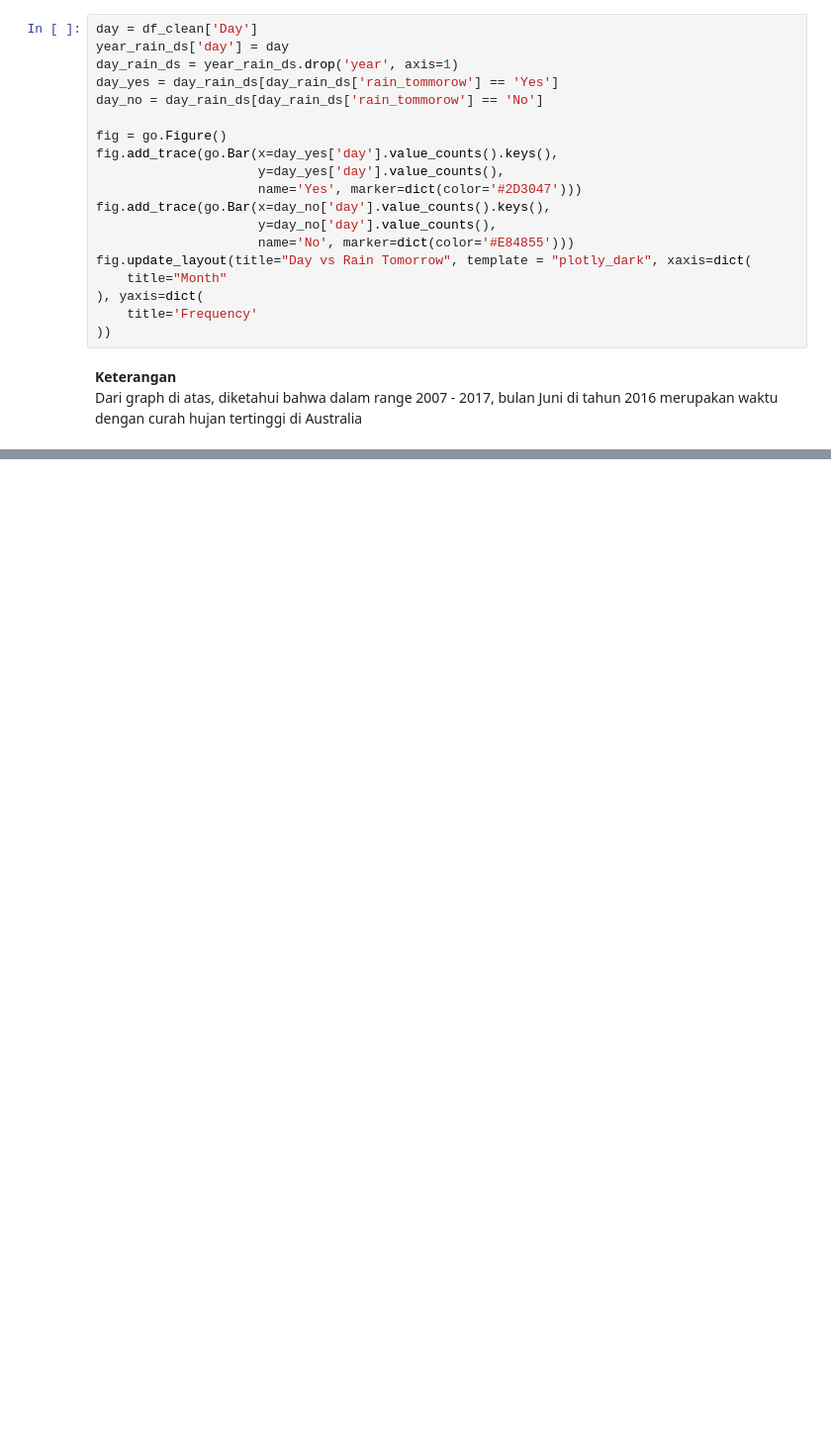
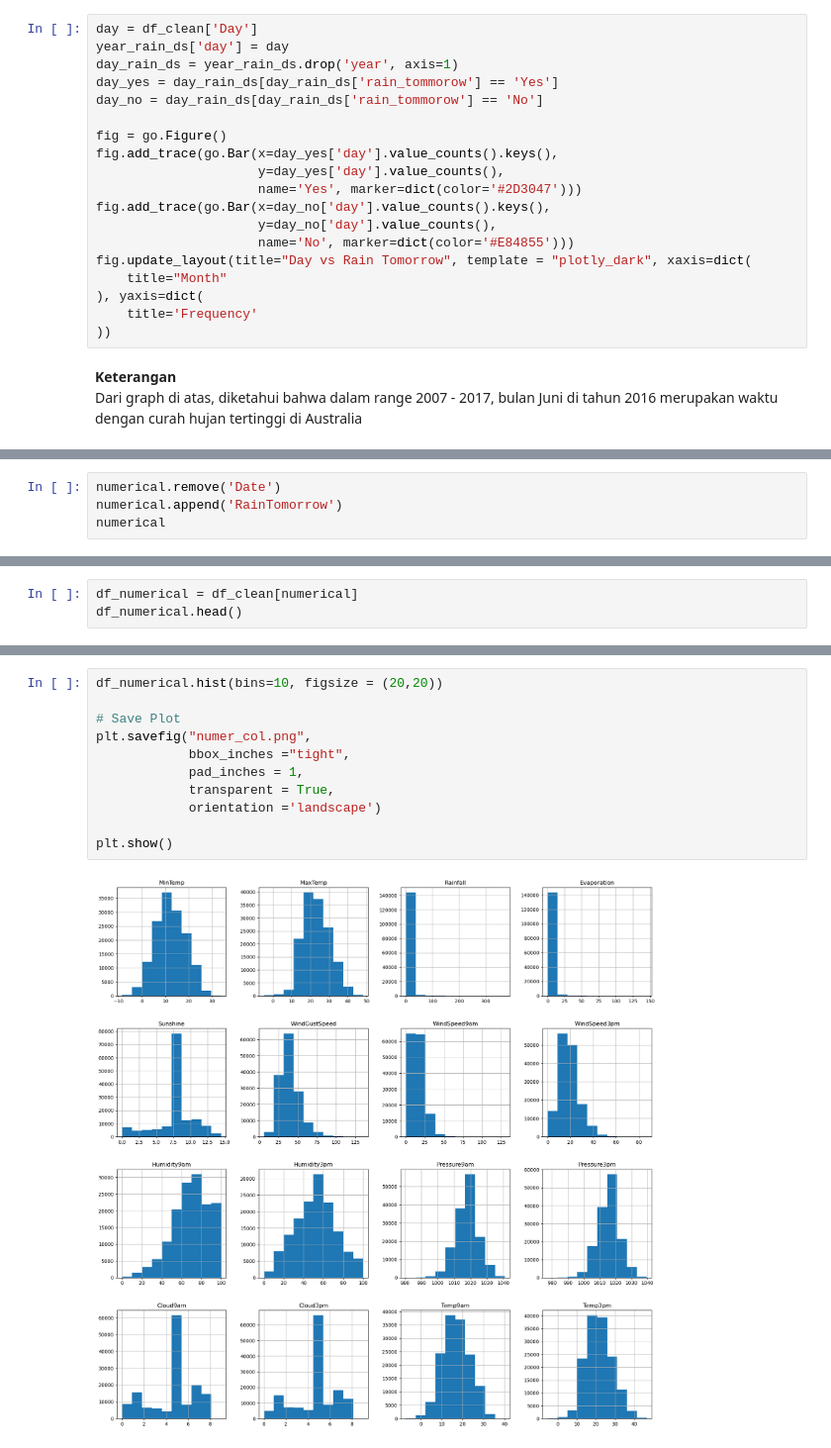
Before and after one commit to qarisp/H8_PYTN-KS08-019, a Jupyter notebook: FinalProject/FinalProject2/Notebook/PYTN_KampusMerdeka_fp2_Qaris Ardian Pratama.ipynb, the cells around one changed output, grey strips where cells are left out. Shown at 99% size. Saved outputs shown, nothing was run; the diff lists cells and outputs as text; blank space fills up the shorter version.

```diff
--- a/FinalProject/FinalProject2/Notebook/PYTN_KampusMerdeka_fp2_Qaris Ardian Pratama.ipynb
+++ b/FinalProject/FinalProject2/Notebook/PYTN_KampusMerdeka_fp2_Qaris Ardian Pratama.ipynb
@@ -455,0 +581,4 @@ Dari graph di atas, diketahui bahwa dalam range 2007 - 2017, bulan Juni di tahun
+# %%
+numerical.remove('Date')
+numerical.append('RainTomorrow')
+numerical
@@ -455,0 +606,3 @@ Dari graph di atas, diketahui bahwa dalam range 2007 - 2017, bulan Juni di tahun
+# %%
+df_numerical = df_clean[numerical]
+df_numerical.head()
@@ -455,0 +616,13 @@ Dari graph di atas, diketahui bahwa dalam range 2007 - 2017, bulan Juni di tahun
+# %%
+df_numerical.hist(bins=10, figsize = (20,20))
+
+# Save Plot
+plt.savefig("numer_col.png",
+            bbox_inches ="tight",
+            pad_inches = 1,
+            transparent = True,
+            orientation ='landscape')
+
+plt.show()
+# %% [output]
+[figure, added]
```
Also changed, not shown: parts of 61 cells of this notebook, 7 other files.
